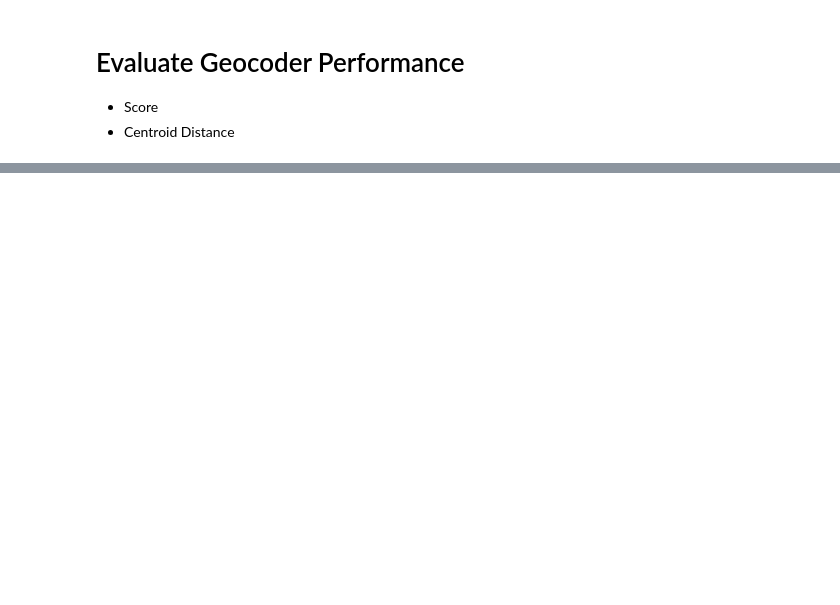
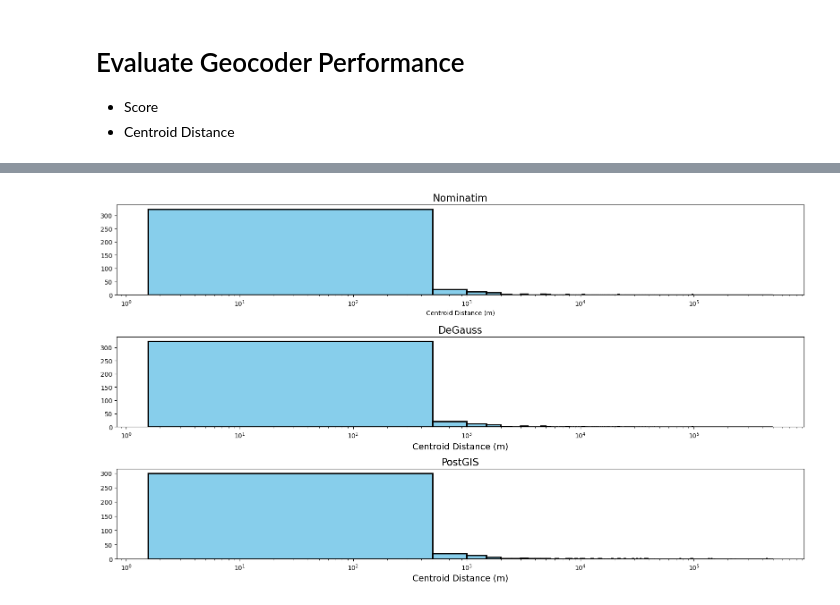
Before and after one commit to brian-cy-chang/UW_Geospatial, a Jupyter notebook: notebooks/evaluate.ipynb, the cells around one changed output, grey strips where cells are left out. Drawn from its saved outputs; the diff is of its cells as text; code cells hidden in the pictures; blank space fills up the shorter version.

```diff
--- a/notebooks/evaluate.ipynb
+++ b/notebooks/evaluate.ipynb
@@ -53,0 +202,8 @@ def centroid_distance(source_centroid, predicted_centroid):
+# %%
+def get_simliarity_nominatim(x):
+    nominatim_address_split = x.geo_display_name.split(",")
+    nominatim_address = nominatim_address_split[0] + "+" + nominatim_address_split[1] + "%2c+" + nominatim_address_split[2] + "%2c+" + nominatim_address_split[4] + "+" + str(x.zip).rjust(5, '0')
+    nomiatim_address = nominatim_address.replace(" ", "")
+    score = text_similarity(x.address, nominatim_address)
+
+    return score
@@ -53,0 +212,5 @@ def centroid_distance(source_centroid, predicted_centroid):
+# %%
+# calculate Euclidean distance for each lat/lon against ground truth lat/lon
+degauss_df_source["centroid_dist"] = degauss_df_source.apply(lambda x: get_distance(x), axis=1)
+postgis_df_source["centroid_dist"] = degauss_df_source.apply(lambda x: get_distance(x), axis=1)
+nominatim_df_source["centroid_dist"] = degauss_df_source.apply(lambda x: get_distance(x), axis=1)
@@ -53,0 +233,3 @@ def centroid_distance(source_centroid, predicted_centroid):
+# %%
+nominatim_df_source["full_address"] = nominatim_df_source.apply(lambda x: get_nominatim_address(x), axis=1)
+nominatim_df_source
@@ -53,0 +250,3 @@ def centroid_distance(source_centroid, predicted_centroid):
+# %%
+nominatim_df_source["score"] = nominatim_df_source.apply(lambda x: get_simliarity_nominatim(x), axis=1)
+nominatim_df_source
@@ -53,0 +344,31 @@ def centroid_distance(source_centroid, predicted_centroid):
+# %%
+n_bins = 1000
+xlim = 100000
+edgecolor = "black"
+color = "skyblue"
+lw=2
+title_fontsize=16
+label_fontsize=14
+
+fig, axs = plt.subplots(3, 1, figsize=(16,9))
+axs[0].hist(nominatim_df_source.centroid_dist, bins=n_bins, color=color, edgecolor=edgecolor, lw=lw)
+# axs[0].set_xlim(xlim)
+axs[0].set_xscale('log')
+axs[0].set_title('Nominatim', fontsize=title_fontsize)
+axs[0].set_xlabel('Centroid Distance (m)')
+
+axs[1].hist(degauss_df_source.centroid_dist, bins=n_bins, color=color, edgecolor=edgecolor, lw=lw)
+# axs[1].set_xlim(xlim
+axs[1].set_xscale('log')
+axs[1].set_title('DeGauss', fontsize=title_fontsize)
+axs[1].set_xlabel('Centroid Distance (m)', fontsize=label_fontsize)
+
+axs[2].hist(postgis_df_source.centroid_dist, bins=n_bins, color=color, edgecolor=edgecolor, lw=lw)
+# axs[2].set_xlim(xlim)
+axs[2].set_xscale('log')
+axs[2].set_title('PostGIS', fontsize=title_fontsize)
+axs[2].set_xlabel('Centroid Distance (m)', fontsize=label_fontsize)
+
+fig.tight_layout()
+# %% [output]
+[figure, added]
```
Also changed, not shown: parts of 32 cells of this notebook, 4 other files.
